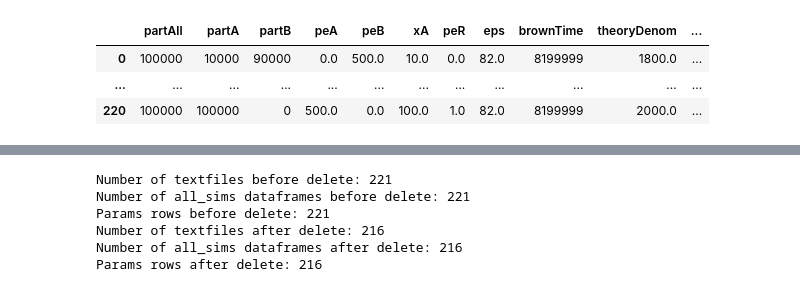
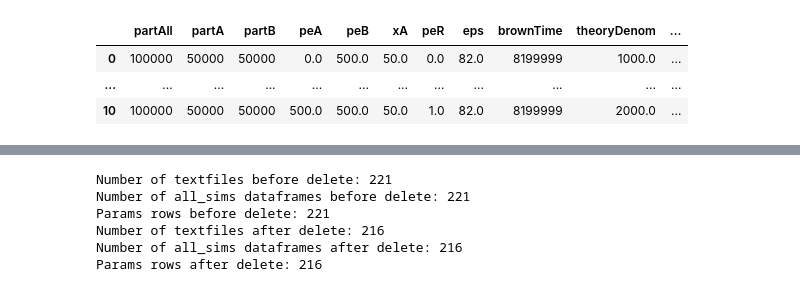
Before and after one commit to kolbt/whingdingdilly, a Jupyter notebook: ipython/figures_for_all_data/figures_all_data.ipynb, the cells around one changed output, grey strips where cells are left out. Cells and saved outputs as stored; diff of their text form; code cells hidden in the pictures.

```diff
--- a/ipython/figures_for_all_data/figures_all_data.ipynb
+++ b/ipython/figures_for_all_data/figures_all_data.ipynb
@@ -169,9 +216,11 @@ diam_pa500_pb0_xa100_ep82.txt sorted...
 # %%
 # Add a column to the all_sims dataframe for number of clusters (of threshold size):
-for i in xrange(numFiles):
-    # New column for number of clusters
-    all_sims[i]['nClust'] = all_sims[i]['Dense_tot'] / all_sims[i]['MCS']
-    # Ger rid of NaN in favor of 0
-    all_sims[i].fillna(0, inplace=True)
+for i in xrange(nSweeps):
+    for j in xrange(len(fileContainer[i])):
+        # New column for number of clusters
+        all_sims[i][j]['nClust'] = all_sims[i][j]['Dense_tot'] / all_sims[i][j]['MCS']
+        # Ger rid of NaN in favor of 0
+        all_sims[i][j].fillna(0, inplace=True)
 
-# display(all_sims[0])
+# display(all_sims[0][0])
+list(all_sims[0][0])
@@ -191,64 +258,76 @@ def computeTauPerTstep(epsilon):
 #     runFor = 200
 #     tauBrown = 1.0
 #     tauLJ = ((sigma**2) * threeEtaPiSigma) / epsilon
 #     dt = 0.00001 * tauLJ
 #     simLength = runFor * tauBrown
 #     totTsteps = int(simLength / dt)
 #     tstepPerTau = int(totTsteps / float(simLength))
     kBT = 1.0
     tstepPerTau = int(epsilon / (kBT * 0.00001))
     return tstepPerTau
 
 def theoryDenom(xS, peS, peF):
     xS /= 100.0
     xF = 1.0 - xS
     return 4.0 * ((xS * peS) + (xF * peF))
 
 def theory(xS, peS, peF):
     kappa = 4.05
     xS /= 100.0
     xF = 1.0 - xS
     return ((3.0 * (np.pi**2) * kappa) / (4.0 * ((xS * peS) + (xF * peF))))
 
 # Make an additional frame that gives total number of particles, and simulation parameters
-paramList = []
-for i in xrange(numFiles):
-    partAll = all_sims[i]['Gas_tot'][0]
-    partA = all_sims[i]['Gas_A'][0]
-    partB = all_sims[i]['Gas_B'][0]
-    pa = getFromTxt(txtFiles[i], "pa", "_pb")
-    pb = getFromTxt(txtFiles[i], "pb", "_xa")
-    xa = getFromTxt(txtFiles[i], "xa", "_ep")
-    ep = getFromTxt(txtFiles[i], "ep", ".txt")
-    converT = computeTauPerTstep(ep)
-    mytheoryDenom = theoryDenom(xa, pa, pb)
-    if pa != 0 or pb != 0:
-        mytheory = theory(xa, pa, pb)
-    else:
-        mytheory = 0.0
+params = []
+for i in xrange(nSweeps):
+    paramList = []
+    for j in xrange(len(fileContainer[i])):
+        partAll = all_sims[i][j]['Gas_tot'][0]
+        partA = all_sims[i][j]['Gas_A'][0]
+        partB = all_sims[i][j]['Gas_B'][0]
+        pa = getFromTxt(fileContainer[i][j], "pa", "_pb")
+        pb = getFromTxt(fileContainer[i][j], "pb", "_xa")
+        xa = getFromTxt(fileContainer[i][j], "xa", "_ep")
+        ep = getFromTxt(fileContainer[i][j], "ep", ".txt")
+        converT = computeTauPerTstep(ep)
+        mytheoryDenom = theoryDenom(xa, pa, pb)
+        if pa != 0 or pb != 0:
+            mytheory = theory(xa, pa, pb)
+        else:
+            mytheory = 0.0
 
-    # This is monodisperse
-    if pb == 0 and xa == 100:
-        prat = 1.0
+        # This is monodisperse
+        if pb == 0 and xa == 100:
+            prat = 1.0
 
-    # This is active/passive
-    elif pb == 0 and xa != 100:
-        prat = 0.0
+        # This is active/passive
+        elif pb == 0 and xa != 100:
+            prat = 0.0
 
-    # Everything else
-    else:
-        # Round to the nearest tenths place
-        prat = round(float(pa)/float(pb) * 2, 1) / 2
+        # Everything else
+        else:
+            # Round to the nearest tenths place
+            prat = round(float(pa)/float(pb) * 2, 1) / 2
 
-    paramList.append((partAll, partA, partB, pa, pb, xa, prat, ep, converT, mytheoryDenom, mytheory))
+        paramList.append((partAll, partA, partB, pa, pb, xa, prat, ep, converT, mytheoryDenom, mytheory))
 
-params = pd.DataFrame(paramList, columns=['partAll', 'partA', 'partB', 'peA',
-                                          'peB', 'xA', 'peR', 'eps', 'brownTime',
-                                          'theoryDenom', 'theory'])
-pd.set_option('display.max_rows', 2)
-display(params)
+    # Put the data for this parameter sweep into it's own dataframe
+    params.append(pd.DataFrame(paramList, columns=['partAll',
+                                                  'partA',
+                                                  'partB',
+                                                  'peA',
+                                                  'peB',
+                                                  'xA',
+                                                  'peR',
+                                                  'eps',
+                                                  'brownTime',
+                                                  'theoryDenom',
+                                                  'theory'])
+                 )
+    pd.set_option('display.max_rows', 2)
+    display(params[i])
 # %% [output]
 |  | partAll | partA | partB | peA | peB | xA | peR | eps | brownTime | theoryDenom | ... |
-| 0 | 100000 | 10000 | 90000 | 0.0 | 500.0 | 10.0 | 0.0 | 82.0 | 8199999 | 1800.0 | ... |
+| 0 | 100000 | 50000 | 50000 | 0.0 | 500.0 | 50.0 | 0.0 | 82.0 | 8199999 | 1000.0 | ... |
 | ... | ... | ... | ... | ... | ... | ... | ... | ... | ... | ... | ... |
-| 220 | 100000 | 100000 | 0 | 500.0 | 0.0 | 100.0 | 1.0 | 82.0 | 8199999 | 2000.0 | ... |
+| 10 | 100000 | 50000 | 50000 | 500.0 | 500.0 | 50.0 | 1.0 | 82.0 | 8199999 | 2000.0 | ... |
```
Also changed, not shown: parts of 10 cells of this notebook.
